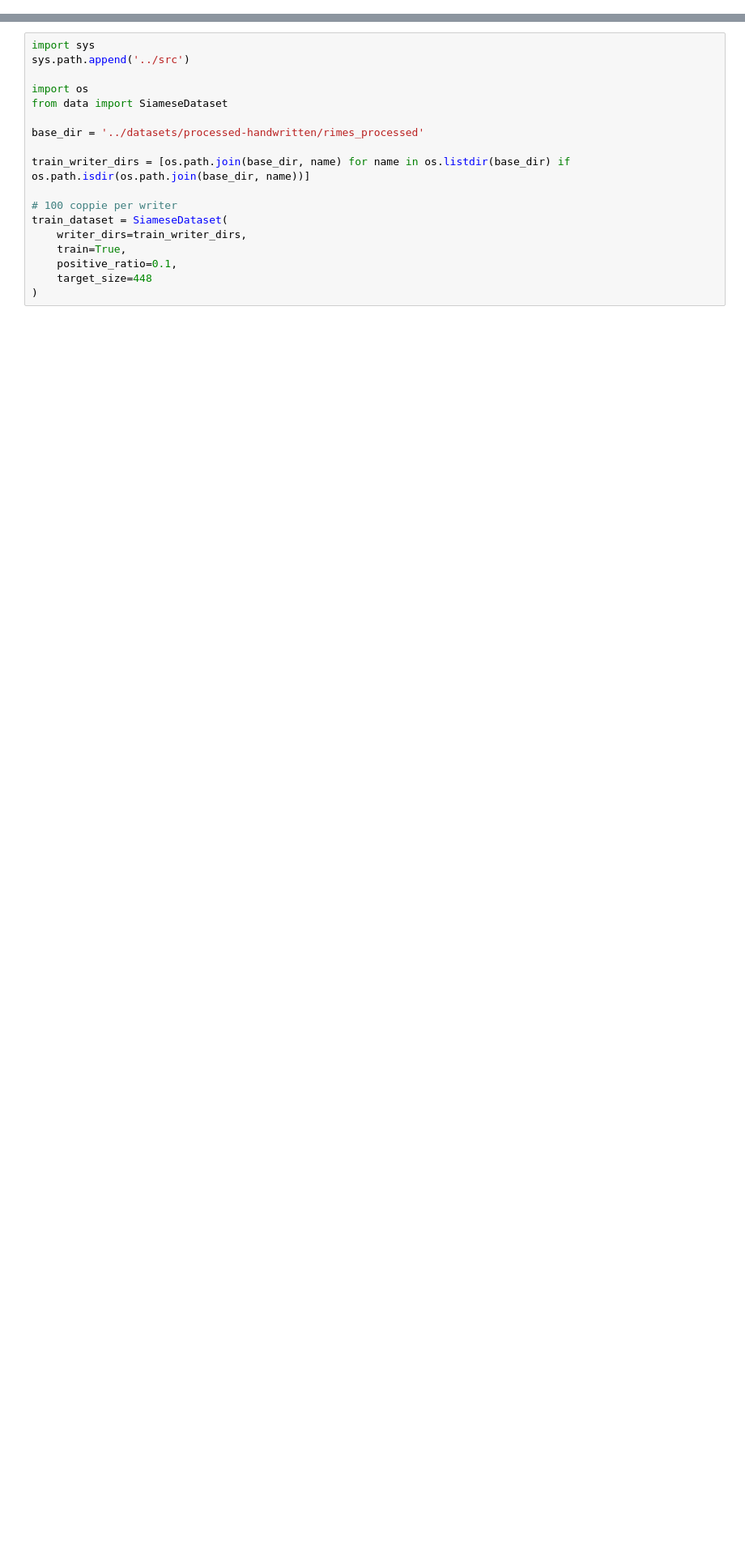
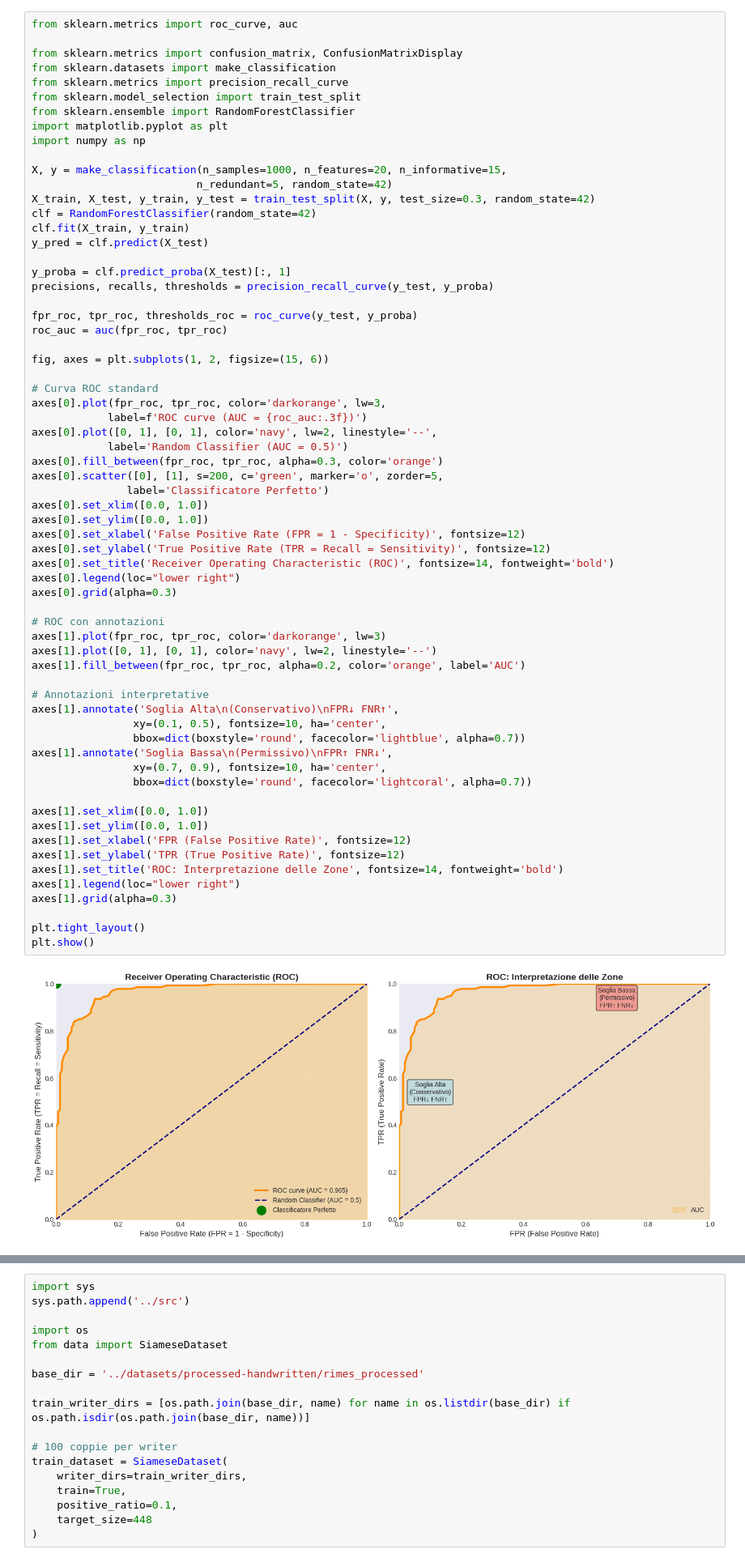
Before and after one commit to lorenzo-arcioni/HandVerify, a Jupyter notebook: notebooks/Processed Dataset EDA.ipynb, the cells around one changed output, grey strips where cells are left out. Shown at 81% size. Cells and saved outputs as stored; diff of their text form; blank space fills up the shorter version.

```diff
--- a/notebooks/Processed Dataset EDA.ipynb
+++ b/notebooks/Processed Dataset EDA.ipynb
@@ -0,0 +1,67 @@
+# %%
+from sklearn.metrics import roc_curve, auc
+
+from sklearn.metrics import confusion_matrix, ConfusionMatrixDisplay
+from sklearn.datasets import make_classification
+from sklearn.metrics import precision_recall_curve
+from sklearn.model_selection import train_test_split
+from sklearn.ensemble import RandomForestClassifier
+import matplotlib.pyplot as plt
+import numpy as np
+
+X, y = make_classification(n_samples=1000, n_features=20, n_informative=15,
+                          n_redundant=5, random_state=42)
+X_train, X_test, y_train, y_test = train_test_split(X, y, test_size=0.3, random_state=42)
+clf = RandomForestClassifier(random_state=42)
+clf.fit(X_train, y_train)
+y_pred = clf.predict(X_test)
+
+y_proba = clf.predict_proba(X_test)[:, 1]
+precisions, recalls, thresholds = precision_recall_curve(y_test, y_proba)
+
+fpr_roc, tpr_roc, thresholds_roc = roc_curve(y_test, y_proba)
+roc_auc = auc(fpr_roc, tpr_roc)
+
+fig, axes = plt.subplots(1, 2, figsize=(15, 6))
+
+# Curva ROC standard
+axes[0].plot(fpr_roc, tpr_roc, color='darkorange', lw=3,
+            label=f'ROC curve (AUC = {roc_auc:.3f})')
+axes[0].plot([0, 1], [0, 1], color='navy', lw=2, linestyle='--',
+            label='Random Classifier (AUC = 0.5)')
+axes[0].fill_between(fpr_roc, tpr_roc, alpha=0.3, color='orange')
+axes[0].scatter([0], [1], s=200, c='green', marker='o', zorder=5,
+               label='Classificatore Perfetto')
+axes[0].set_xlim([0.0, 1.0])
+axes[0].set_ylim([0.0, 1.0])
+axes[0].set_xlabel('False Positive Rate (FPR = 1 - Specificity)', fontsize=12)
+axes[0].set_ylabel('True Positive Rate (TPR = Recall = Sensitivity)', fontsize=12)
+axes[0].set_title('Receiver Operating Characteristic (ROC)', fontsize=14, fontweight='bold')
+axes[0].legend(loc="lower right")
+axes[0].grid(alpha=0.3)
+
+# ROC con annotazioni
+axes[1].plot(fpr_roc, tpr_roc, color='darkorange', lw=3)
+axes[1].plot([0, 1], [0, 1], color='navy', lw=2, linestyle='--')
+axes[1].fill_between(fpr_roc, tpr_roc, alpha=0.2, color='orange', label='AUC')
+
+# Annotazioni interpretative
+axes[1].annotate('Soglia Alta\n(Conservativo)\nFPR↓ FNR↑',
+                xy=(0.1, 0.5), fontsize=10, ha='center',
+                bbox=dict(boxstyle='round', facecolor='lightblue', alpha=0.7))
+axes[1].annotate('Soglia Bassa\n(Permissivo)\nFPR↑ FNR↓',
+                xy=(0.7, 0.9), fontsize=10, ha='center',
+                bbox=dict(boxstyle='round', facecolor='lightcoral', alpha=0.7))
+
+axes[1].set_xlim([0.0, 1.0])
+axes[1].set_ylim([0.0, 1.0])
+axes[1].set_xlabel('FPR (False Positive Rate)', fontsize=12)
+axes[1].set_ylabel('TPR (True Positive Rate)', fontsize=12)
+axes[1].set_title('ROC: Interpretazione delle Zone', fontsize=14, fontweight='bold')
+axes[1].legend(loc="lower right")
+axes[1].grid(alpha=0.3)
+
+plt.tight_layout()
+plt.show()
+# %% [output]
+[figure, added]
```
Also changed, not shown: parts of 8 cells of this notebook, 1 other file.
